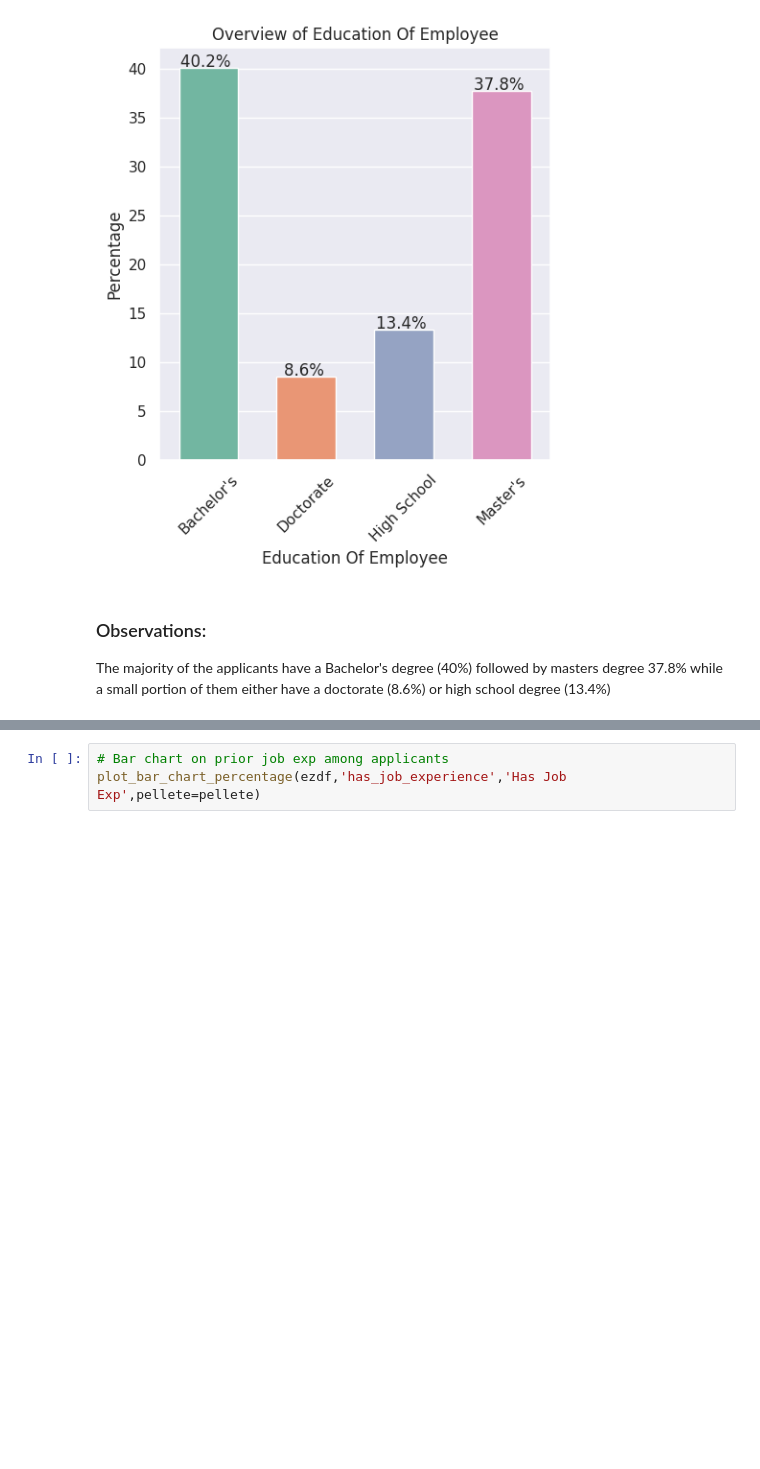
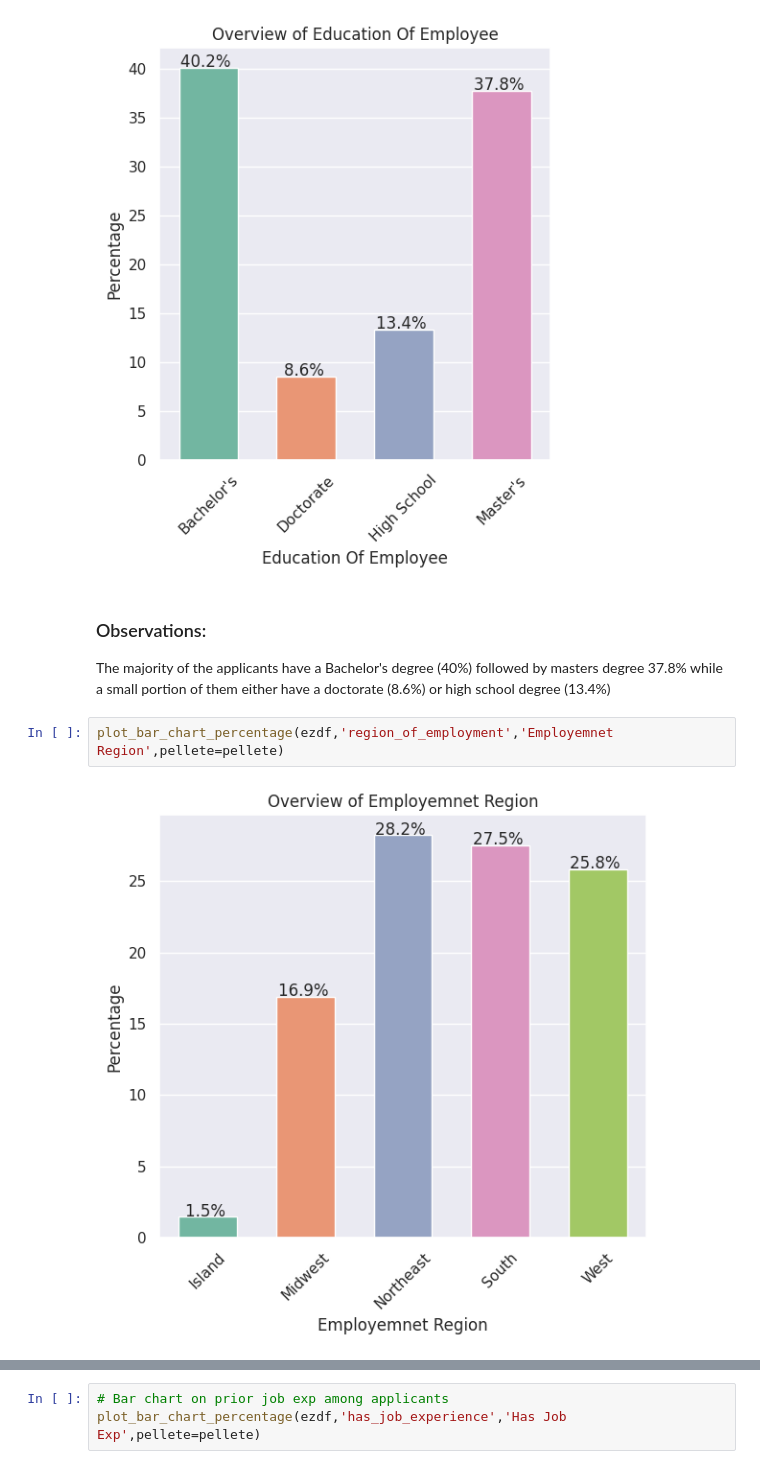
Before and after one commit to Rajesh2015/easy-visa, a Jupyter notebook: easy-visa-solution.ipynb, the cells around one changed output, grey strips where cells are left out. Saved outputs shown, nothing was run; the diff lists cells and outputs as text; blank space fills up the shorter version.

```diff
--- a/easy-visa-solution.ipynb
+++ b/easy-visa-solution.ipynb
@@ -1032,3 +1038,7 @@ plot_bar_chart_percentage(ezdf,'education_of_employee','Education Of Employee',p
 # %% [markdown]
 ### Observations:
 The majority of the applicants have a Bachelor's degree (40%) followed by masters degree 37.8% while a small portion of them either have a doctorate (8.6%) or high school degree (13.4%)
+# %%
+plot_bar_chart_percentage(ezdf,'region_of_employment','Employemnet Region',pellete=pellete)
+# %% [output]
+[figure, added]
```
Also changed, not shown: parts of 5 cells of this notebook.
